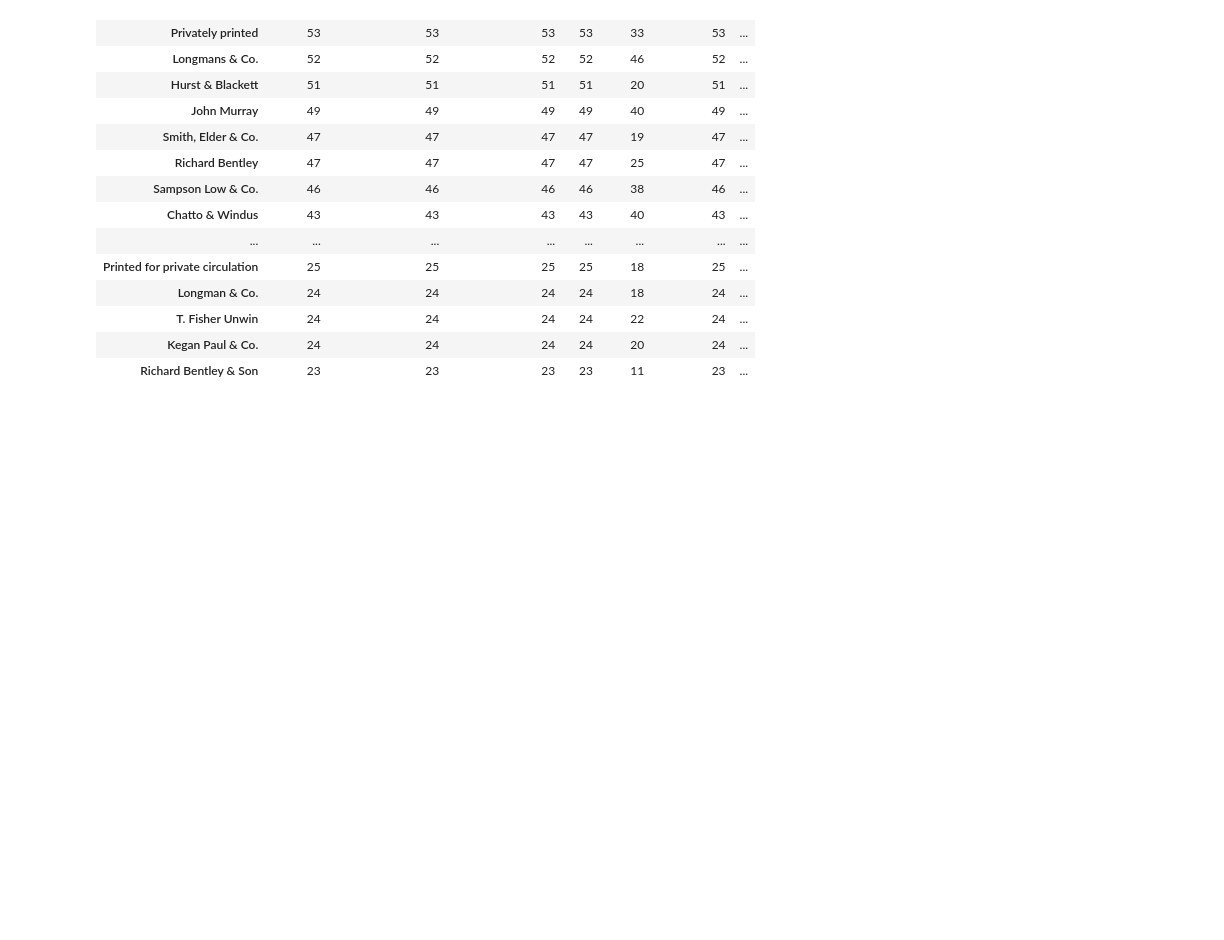
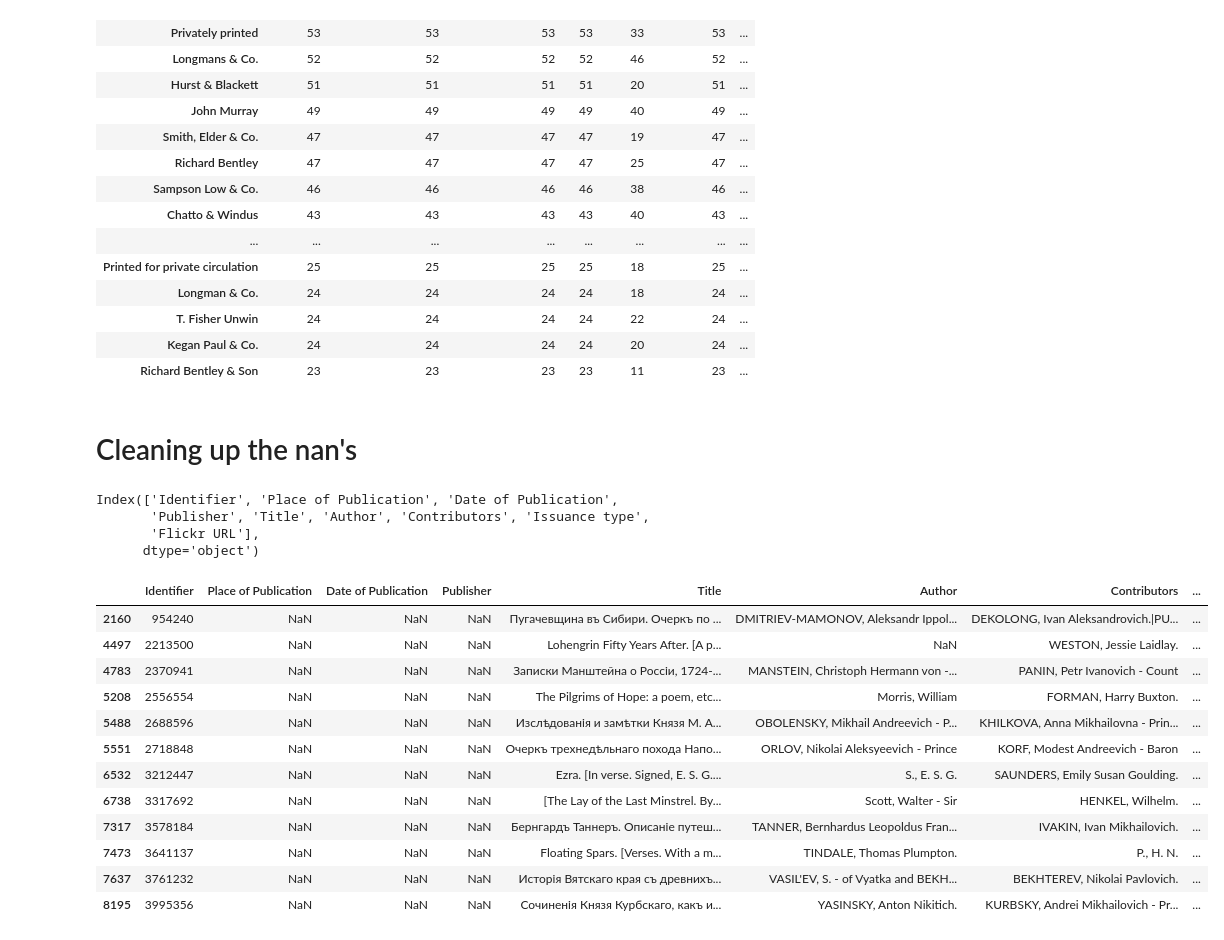
Before and after one commit to mushashank/Books_dataset, a Jupyter notebook: real-python_data_practice.ipynb, the cells around one changed output. Cells and saved outputs as stored; diff of their text form; code cells hidden in the pictures; blank space fills up the shorter version.

```diff
--- a/real-python_data_practice.ipynb
+++ b/real-python_data_practice.ipynb
@@ -487,3 +488,28 @@ df.groupby(df['Publisher']).count().sort_values('Identifier',ascending=False)[:2
 | T. Fisher Unwin | 24 | 24 | 24 | 24 | 22 | 24 | ... |
 | Kegan Paul & Co. | 24 | 24 | 24 | 24 | 20 | 24 | ... |
 | Richard Bentley & Son | 23 | 23 | 23 | 23 | 11 | 23 | ... |
+# %% [markdown]
+# Cleaning up the nan's
+# %%
+df.columns
+# %% [output]
+Index(['Identifier', 'Place of Publication', 'Date of Publication',
+       'Publisher', 'Title', 'Author', 'Contributors', 'Issuance type',
+       'Flickr URL'],
+      dtype='object')
+# %%
+df[df['Place of Publication'].isnull()]
+# %% [output]
+|  | Identifier | Place of Publication | Date of Publication | Publisher | Title | Author | Contributors | ... |
+| 2160 | 954240 | NaN | NaN | NaN | Пугачевщина въ Сибири. Очеркъ по ... | DMITRIEV-MAMONOV, Aleksandr Ippol... | DEKOLONG, Ivan Aleksandrovich.|PU... | ... |
+| 4497 | 2213500 | NaN | NaN | NaN | Lohengrin Fifty Years After. [A p... | NaN | WESTON, Jessie Laidlay. | ... |
+| 4783 | 2370941 | NaN | NaN | NaN | Записки Манштейна о Россіи, 1724-... | MANSTEIN, Christoph Hermann von -... | PANIN, Petr Ivanovich - Count | ... |
+| 5208 | 2556554 | NaN | NaN | NaN | The Pilgrims of Hope: a poem, etc... | Morris, William | FORMAN, Harry Buxton. | ... |
+| 5488 | 2688596 | NaN | NaN | NaN | Изслѣдованія и замѣтки Князя М. А... | OBOLENSKY, Mikhail Andreevich - P... | KHILKOVA, Anna Mikhailovna - Prin... | ... |
+| 5551 | 2718848 | NaN | NaN | NaN | Очеркъ трехнедѣльнаго похода Напо... | ORLOV, Nikolai Aleksyeevich - Prince | KORF, Modest Andreevich - Baron | ... |
+| 6532 | 3212447 | NaN | NaN | NaN | Ezra. [In verse. Signed, E. S. G.... | S., E. S. G. | SAUNDERS, Emily Susan Goulding. | ... |
+| 6738 | 3317692 | NaN | NaN | NaN | [The Lay of the Last Minstrel. By... | Scott, Walter - Sir | HENKEL, Wilhelm. | ... |
+| 7317 | 3578184 | NaN | NaN | NaN | Бернгардъ Таннеръ. Описаніе путеш... | TANNER, Bernhardus Leopoldus Fran... | IVAKIN, Ivan Mikhailovich. | ... |
+| 7473 | 3641137 | NaN | NaN | NaN | Floating Spars. [Verses. With a m... | TINDALE, Thomas Plumpton. | P., H. N. | ... |
+| 7637 | 3761232 | NaN | NaN | NaN | Исторія Вятскаго края съ древнихъ... | VASIL'EV, S. - of Vyatka and BEKH... | BEKHTEREV, Nikolai Pavlovich. | ... |
+| 8195 | 3995356 | NaN | NaN | NaN | Сочиненія Князя Курбскаго, какъ и... | YASINSKY, Anton Nikitich. | KURBSKY, Andrei Mikhailovich - Pr... | ... |
```
Also changed, not shown: parts of 22 cells of this notebook.
